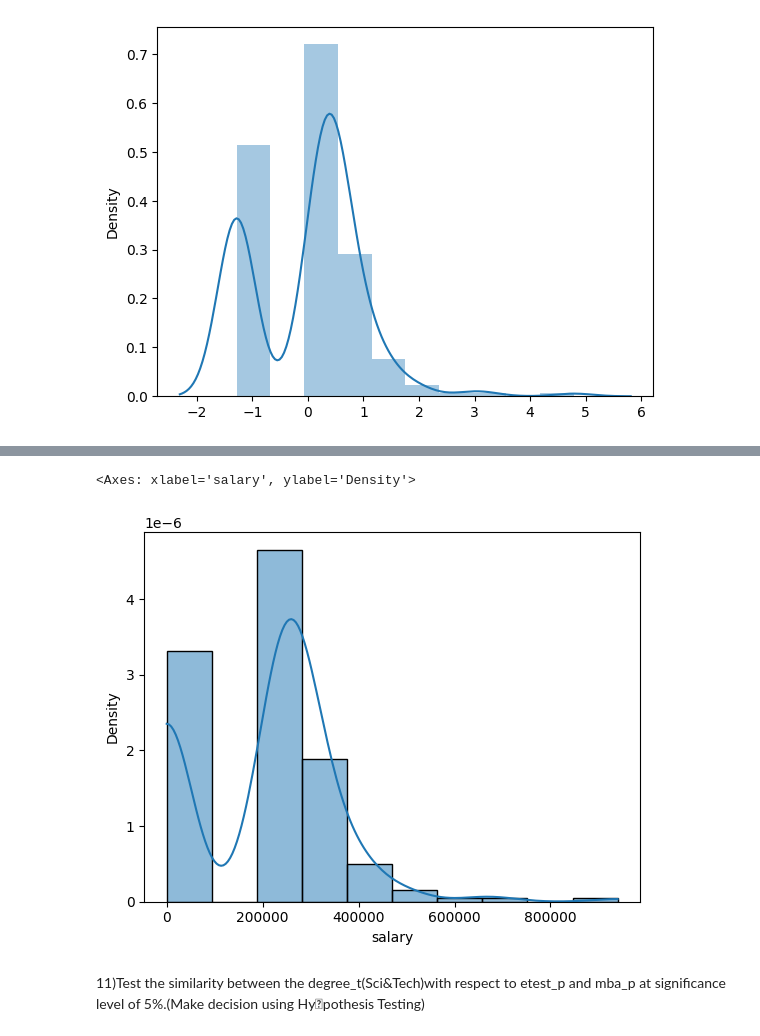
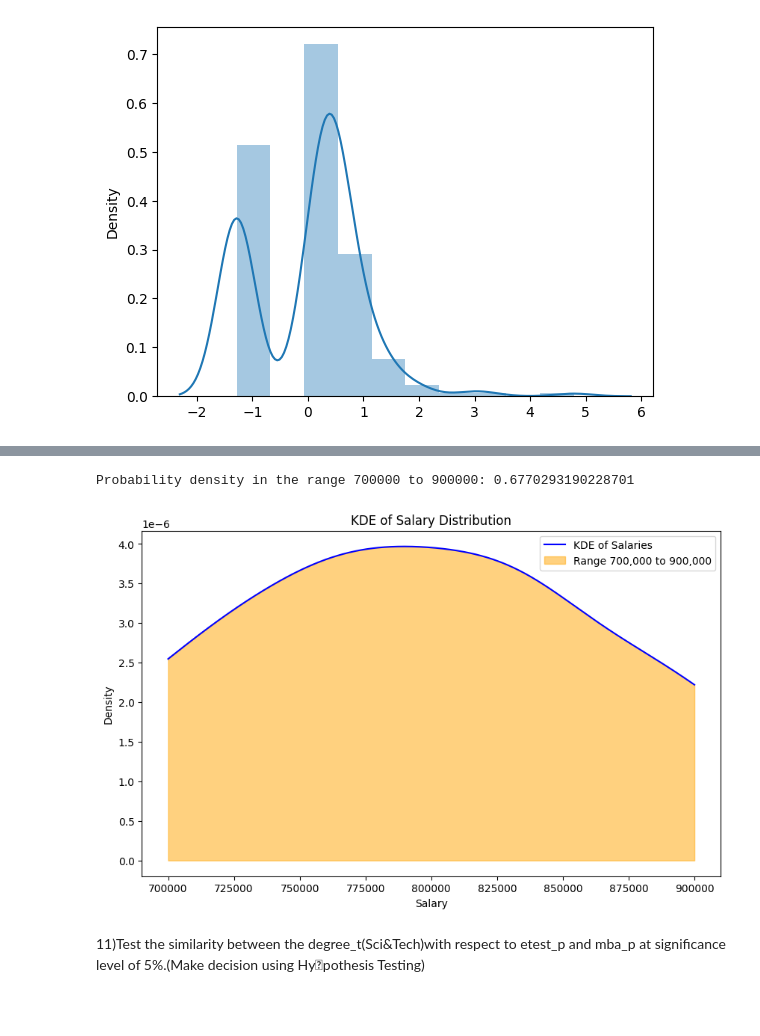
Before and after one commit to sharma-sha/Data-Science-Bivariate-, a Jupyter notebook: Assignment-Data Analysis.ipynb, the cells around one changed output, grey strips where cells are left out. Drawn from its saved outputs; the diff is of its cells as text; code cells hidden in the pictures; blank space fills up the shorter version.

```diff
--- a/Assignment-Data Analysis.ipynb
+++ b/Assignment-Data Analysis.ipynb
@@ -355,8 +234,47 @@ plt.xlim(8000, 1)
-# %%
-import seaborn as sns
-sns.histplot(dataset["salary"],kde=True, stat="density")
-# %% [output]
-<Axes: xlabel='salary', ylabel='Density'>
-[figure, removed]
+# %%
+import numpy as np
+import pandas as pd
+from scipy.stats import gaussian_kde
+import matplotlib.pyplot as plt
+
+# Sample dataset: Replace this with your actual data
+np.random.seed(0)  # For reproducibility
+salaries = np.random.normal(loc=800000, scale=100000, size=1000)  # Mean=800,000, StdDev=100,000
+
+# Create a DataFrame
+data = pd.DataFrame({"salary": salaries})
+
+# Create a KDE object
+kde = gaussian_kde(data["salary"])
+
+# Define the salary range of interest
+low_bound = 700000
+high_bound = 900000
+
+# Create a range of salary values for evaluation
+salary_range = np.linspace(low_bound, high_bound, 1000)
+
+# Evaluate the PDF at these salary values
+pdf_values = kde(salary_range)
+
+# Integrate the PDF values to get the probability density
+probability_density = np.trapz(pdf_values, salary_range)
+
+print(f"Probability density in the range {low_bound} to {high_bound}: {probability_density}")
+
+# Plot the KDE
+plt.figure(figsize=(10, 6))
+plt.plot(salary_range, pdf_values, label="KDE of Salaries", color="blue")
+plt.fill_between(salary_range, pdf_values, where=(salary_range >= low_bound) & (salary_range <= high_bound),
+                 color="orange", alpha=0.5, label="Range 700,000 to 900,000")
+
+plt.title('KDE of Salary Distribution')
+plt.xlabel('Salary')
+plt.ylabel('Density')
+plt.legend()
+plt.show()
+# %% [output]
+Probability density in the range 700000 to 900000: 0.6770293190228701
+[figure, added]
 # %% [markdown]
  11)Test the similarity between the degree_t(Sci&Tech)with respect to
```
Also changed, not shown: parts of 22 cells of this notebook.
